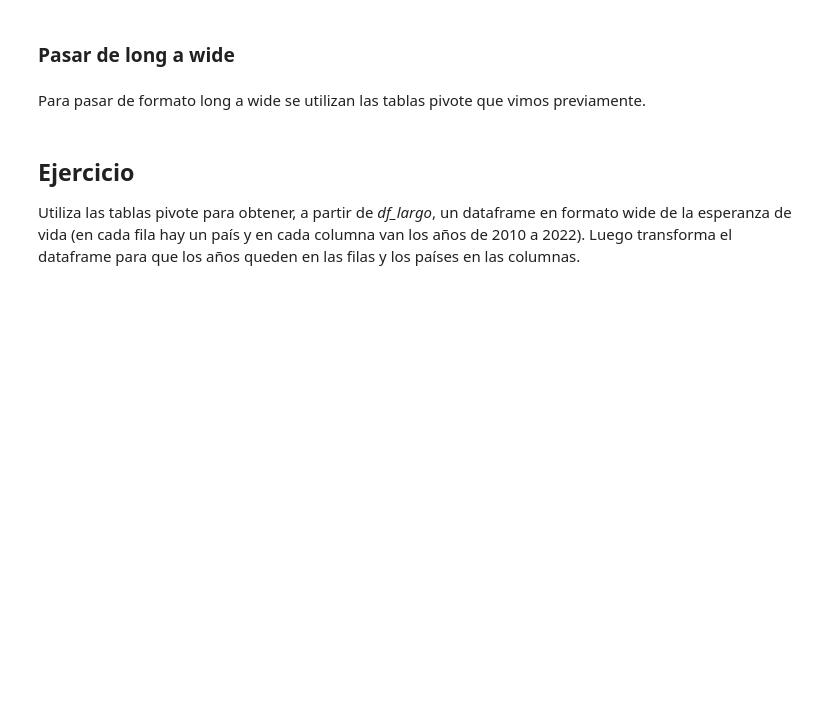
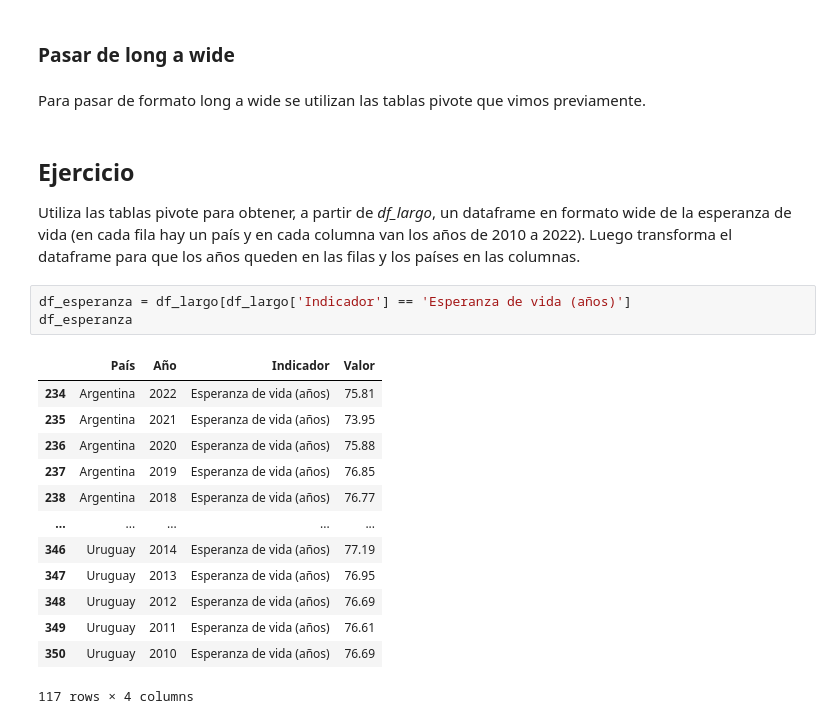
Before and after one commit to ferneyreina19/2025-segundo-semestre-ia-economia, a Jupyter notebook: clases/3_Analisis_y_visualizacion_datos/4_Manipulacion_y_Transformacion_de_Datos.ipynb, the cells around one changed output. Drawn from its saved outputs; the diff is of its cells as text; blank space fills up the shorter version.

```diff
--- a/clases/3_Analisis_y_visualizacion_datos/4_Manipulacion_y_Transformacion_de_Datos.ipynb
+++ b/clases/3_Analisis_y_visualizacion_datos/4_Manipulacion_y_Transformacion_de_Datos.ipynb
@@ -430,3 +911,20 @@ Para pasar de formato long a wide se utilizan las tablas pivote que vimos previa
 ## Ejercicio
 
 Utiliza las tablas pivote para obtener, a partir de *df_largo*, un dataframe en formato wide de la esperanza de vida (en cada fila hay un país y en cada columna van los años de 2010 a 2022). Luego transforma el dataframe para que los años queden en las filas y los países en las columnas.
+# %%
+df_esperanza = df_largo[df_largo['Indicador'] == 'Esperanza de vida (años)']
+df_esperanza
+# %% [output]
+|  | País | Año | Indicador | Valor |
+| 234 | Argentina | 2022 | Esperanza de vida (años) | 75.81 |
+| 235 | Argentina | 2021 | Esperanza de vida (años) | 73.95 |
+| 236 | Argentina | 2020 | Esperanza de vida (años) | 75.88 |
+| 237 | Argentina | 2019 | Esperanza de vida (años) | 76.85 |
+| 238 | Argentina | 2018 | Esperanza de vida (años) | 76.77 |
+| ... | ... | ... | ... | ... |
+| 346 | Uruguay | 2014 | Esperanza de vida (años) | 77.19 |
+| 347 | Uruguay | 2013 | Esperanza de vida (años) | 76.95 |
+| 348 | Uruguay | 2012 | Esperanza de vida (años) | 76.69 |
+| 349 | Uruguay | 2011 | Esperanza de vida (años) | 76.61 |
+| 350 | Uruguay | 2010 | Esperanza de vida (años) | 76.69 |
+117 rows × 4 columns
```
Also changed, not shown: parts of 53 cells of this notebook.
